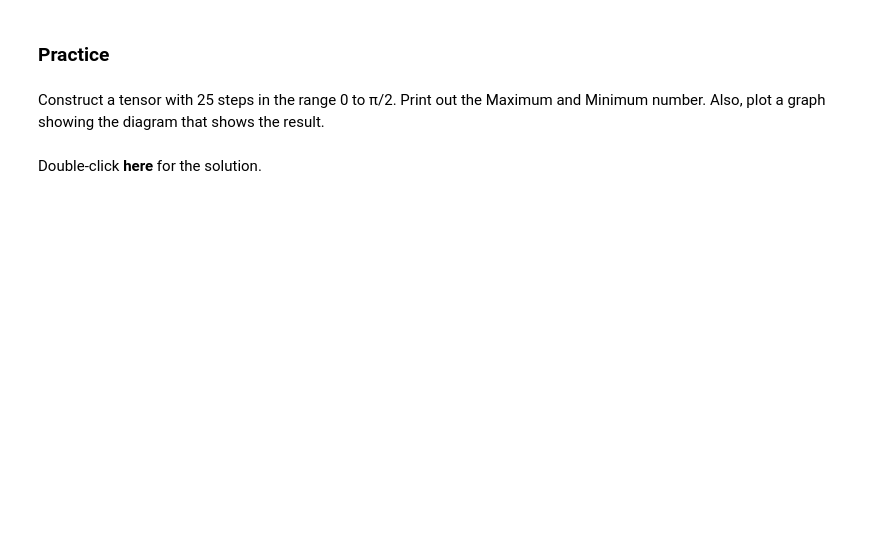
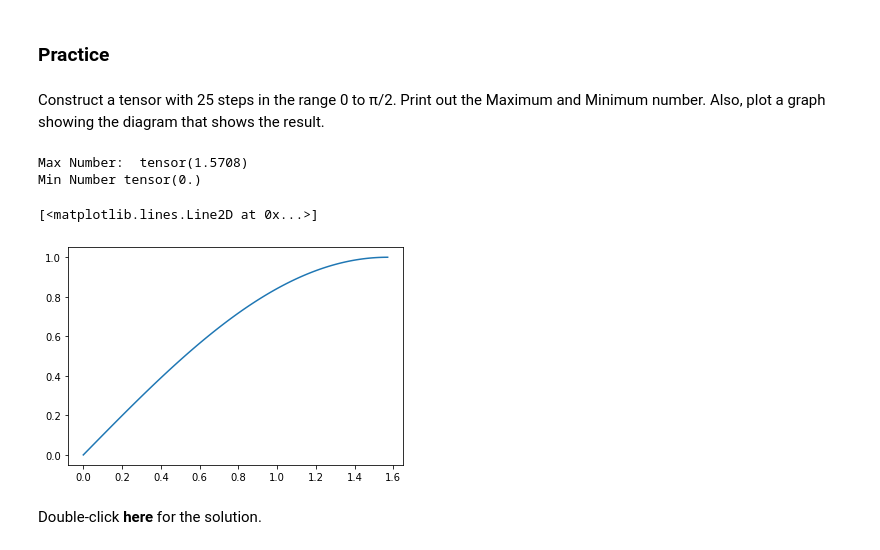
Before and after one commit to Hernon7/MachineLearningDemo, a Jupyter notebook: Deep Learning with Pytorch/Week 1/1.1_1Dtensors_v2.ipynb, the cells around one changed output. Drawn from its saved outputs; the diff is of its cells as text; code cells hidden in the pictures; blank space fills up the shorter version.

```diff
--- a/Deep Learning with Pytorch/Week 1/1.1_1Dtensors_v2.ipynb
+++ b/Deep Learning with Pytorch/Week 1/1.1_1Dtensors_v2.ipynb
@@ -553,7 +612,17 @@ Construct a tensor with 25 steps in the range 0 to π/2. Print out the Maximum a
 # %%
 # Practice: Create your tensor, print max and min number, plot the sin result diagram
 
 # Type your code here
+pi_tensor = torch.linspace(0, np.pi/2, 100)
+print("Max Number: ", pi_tensor.max())
+print("Min Number", pi_tensor.min())
+sin_result = torch.sin(pi_tensor)
+plt.plot(pi_tensor.numpy(), sin_result.numpy())
+# %% [output]
+Max Number:  tensor(1.5708)
+Min Number tensor(0.)
+[<matplotlib.lines.Line2D at 0x...>]
+[figure, added]
 # %% [markdown]
 Double-click <b>here</b> for the solution.
 <!--
```
Also changed, not shown: parts of 29 cells of this notebook, 1 other file.
